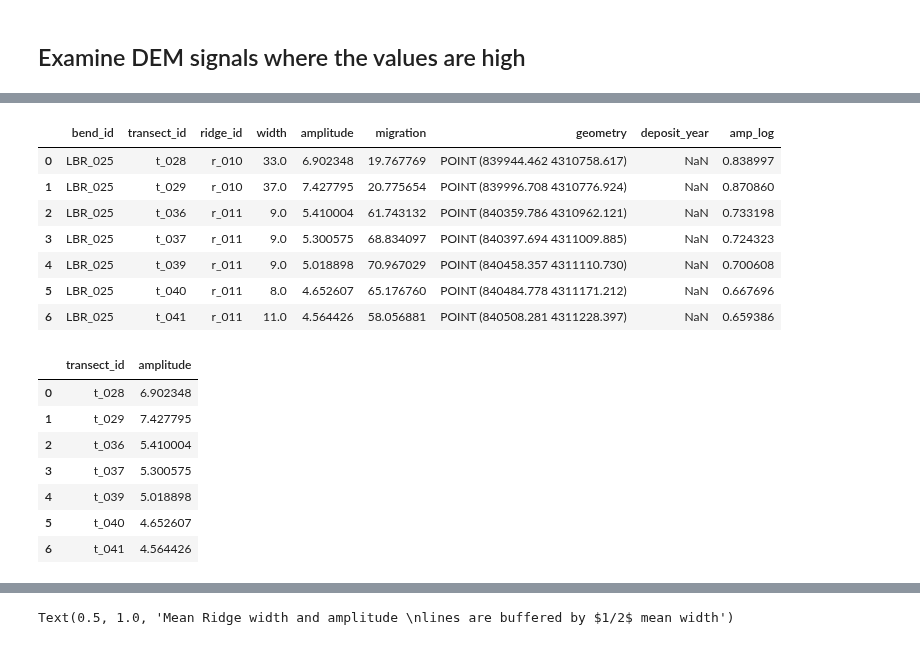
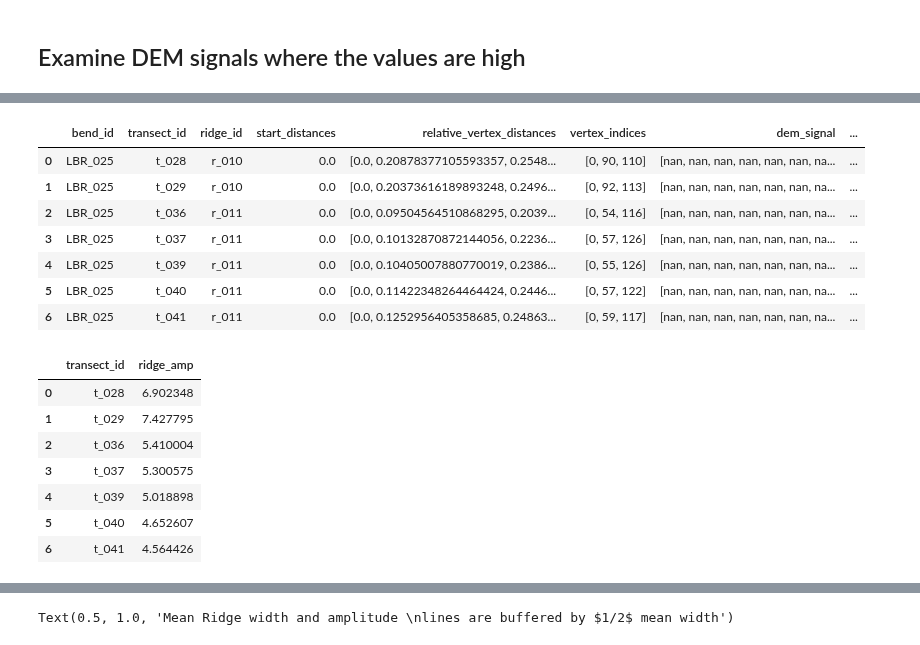
Before and after one commit to tamu-edu/scrollstats, a Jupyter notebook: RidgeMetricDevelopment.ipynb, the cells around one changed output, grey strips where cells are left out. Saved outputs shown, nothing was run; the diff lists cells and outputs as text; code cells hidden in the pictures.

Commit message:
fixed realtive distance bug

```diff
--- a/RidgeMetricDevelopment.ipynb
+++ b/RidgeMetricDevelopment.ipynb
@@ -27,6 +28,9 @@ ridges = gpd.GeoDataFrame.from_postgis(f"SELECT * FROM ridges WHERE bend_id='{be
 # %% [markdown]
 ## Extract data along transects
 # %%
-rich_transects, itx = calculate_ridge_metrics(transects, bin_raster, dem, ridges)
+with warnings.catch_warnings():
+    warnings.simplefilter("ignore", ShapelyDeprecationWarning)
+    rich_transects, itx = calculate_ridge_metrics(transects, bin_raster, dem, ridges)
+
 rich_transects.head()
 # %% [output]
@@ -80,9 +80,9 @@ ax.set_axis_off()
 # %%
 fig, ax = plt.subplots(1,1, figsize=(7,4))
 
-itx["amp_log"] = np.log10(itx["amplitude"])
+itx["amp_log"] = np.log10(itx["ridge_amp"])
 
-itx.plot(ax=ax, column="amp_log", markersize="width", legend=True)
+itx.plot(ax=ax, column="amp_log", markersize="ridge_width", legend=True)
 ridges.plot(ax=ax, color="k", ls="--", lw=0.5, zorder=0)
 
 cbar = fig.axes[1]
@@ -111,19 +127,23 @@ Text(0.5, 1.0, 'log(Amplitude [m])')
 # %%
-itx[itx.amplitude >=4.5].reset_index()
+itx[itx.ridge_amp >=4.5].reset_index()
 # %% [output]
-|  | bend_id | transect_id | ridge_id | width | amplitude | migration | geometry | deposit_year | amp_log |
-| 0 | LBR_025 | t_028 | r_010 | 33.0 | 6.902348 | 19.767769 | POINT (839944.462 4310758.617) | NaN | 0.838997 |
-| 1 | LBR_025 | t_029 | r_010 | 37.0 | 7.427795 | 20.775654 | POINT (839996.708 4310776.924) | NaN | 0.870860 |
-| 2 | LBR_025 | t_036 | r_011 | 9.0 | 5.410004 | 61.743132 | POINT (840359.786 4310962.121) | NaN | 0.733198 |
-| 3 | LBR_025 | t_037 | r_011 | 9.0 | 5.300575 | 68.834097 | POINT (840397.694 4311009.885) | NaN | 0.724323 |
-| 4 | LBR_025 | t_039 | r_011 | 9.0 | 5.018898 | 70.967029 | POINT (840458.357 4311110.730) | NaN | 0.700608 |
-| 5 | LBR_025 | t_040 | r_011 | 8.0 | 4.652607 | 65.176760 | POINT (840484.778 4311171.212) | NaN | 0.667696 |
-| 6 | LBR_025 | t_041 | r_011 | 11.0 | 4.564426 | 58.056881 | POINT (840508.281 4311228.397) | NaN | 0.659386 |
+|  | bend_id | transect_id | ridge_id | start_distances | relative_vertex_distances | vertex_indices | dem_signal | ... |
+| 0 | LBR_025 | t_028 | r_010 | 0.0 | [0.0, 0.20878377105593357, 0.2548... | [0, 90, 110] | [nan, nan, nan, nan, nan, nan, na... | ... |
+| 1 | LBR_025 | t_029 | r_010 | 0.0 | [0.0, 0.20373616189893248, 0.2496... | [0, 92, 113] | [nan, nan, nan, nan, nan, nan, na... | ... |
+| 2 | LBR_025 | t_036 | r_011 | 0.0 | [0.0, 0.09504564510868295, 0.2039... | [0, 54, 116] | [nan, nan, nan, nan, nan, nan, na... | ... |
+| 3 | LBR_025 | t_037 | r_011 | 0.0 | [0.0, 0.10132870872144056, 0.2236... | [0, 57, 126] | [nan, nan, nan, nan, nan, nan, na... | ... |
+| 4 | LBR_025 | t_039 | r_011 | 0.0 | [0.0, 0.10405007880770019, 0.2386... | [0, 55, 126] | [nan, nan, nan, nan, nan, nan, na... | ... |
+| 5 | LBR_025 | t_040 | r_011 | 0.0 | [0.0, 0.11422348264464424, 0.2446... | [0, 57, 122] | [nan, nan, nan, nan, nan, nan, na... | ... |
+| 6 | LBR_025 | t_041 | r_011 | 0.0 | [0.0, 0.1252956405358685, 0.24863... | [0, 59, 117] | [nan, nan, nan, nan, nan, nan, na... | ... |
 # %%
-sus_transects = itx[itx.amplitude >=4.5].reset_index()[["transect_id", "amplitude"]]
+sus_transects = itx[itx.ridge_amp >=4.5].reset_index()[["transect_id", "ridge_amp"]]
+sus_transect_ids = sus_transects.loc[:, "transect_id"]
 sus_transects
+
+
+# sus_transect_ids = ["t_028", "t_029", "t_036", "t_037", "t_039", "t_040", "t_041"]
 # %% [output]
-|  | transect_id | amplitude |
+|  | transect_id | ridge_amp |
 | 0 | t_028 | 6.902348 |
 | 1 | t_029 | 7.427795 |
 | 2 | t_036 | 5.410004 |
```
Also changed, not shown: parts of 16 cells of this notebook, 2 other files.
